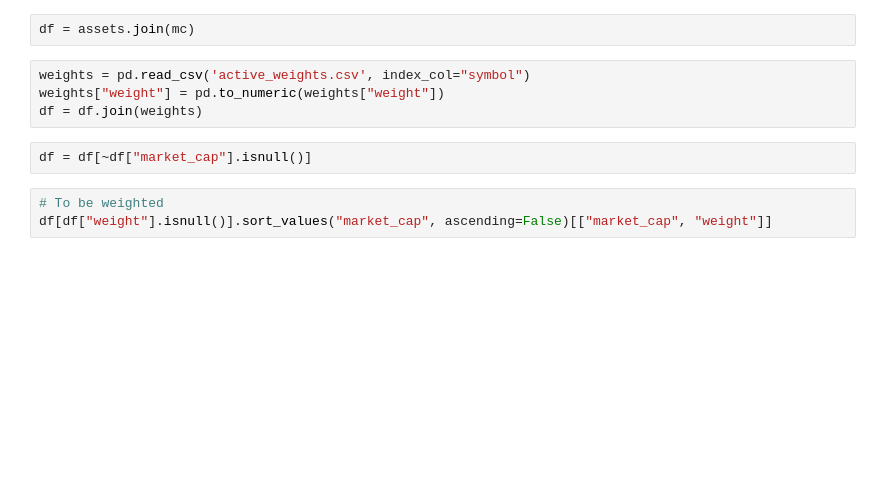
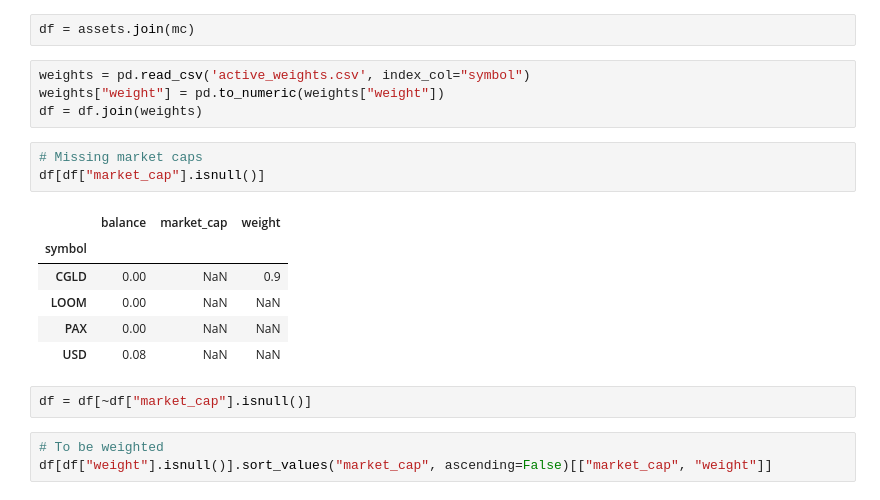
Before and after one commit to jackfischer/coinbase-rebalancing, a Jupyter notebook: Coinbase allocation.ipynb, the cells around one changed output. Cells and saved outputs as stored; diff of their text form; blank space fills up the shorter version.

```diff
--- a/Coinbase allocation.ipynb
+++ b/Coinbase allocation.ipynb
@@ -50,6 +50,16 @@ df = assets.join(mc)
 weights = pd.read_csv('active_weights.csv', index_col="symbol")
 weights["weight"] = pd.to_numeric(weights["weight"])
 df = df.join(weights)
+# %%
+# Missing market caps
+df[df["market_cap"].isnull()]
+# %% [output]
+|  | balance | market_cap | weight |
+| symbol |  |  |  |
+| CGLD | 0.00 | NaN | 0.9 |
+| LOOM | 0.00 | NaN | NaN |
+| PAX | 0.00 | NaN | NaN |
+| USD | 0.08 | NaN | NaN |
 # %%
 df = df[~df["market_cap"].isnull()]
 # %%
```
Also changed, not shown: parts of 5 cells of this notebook.
